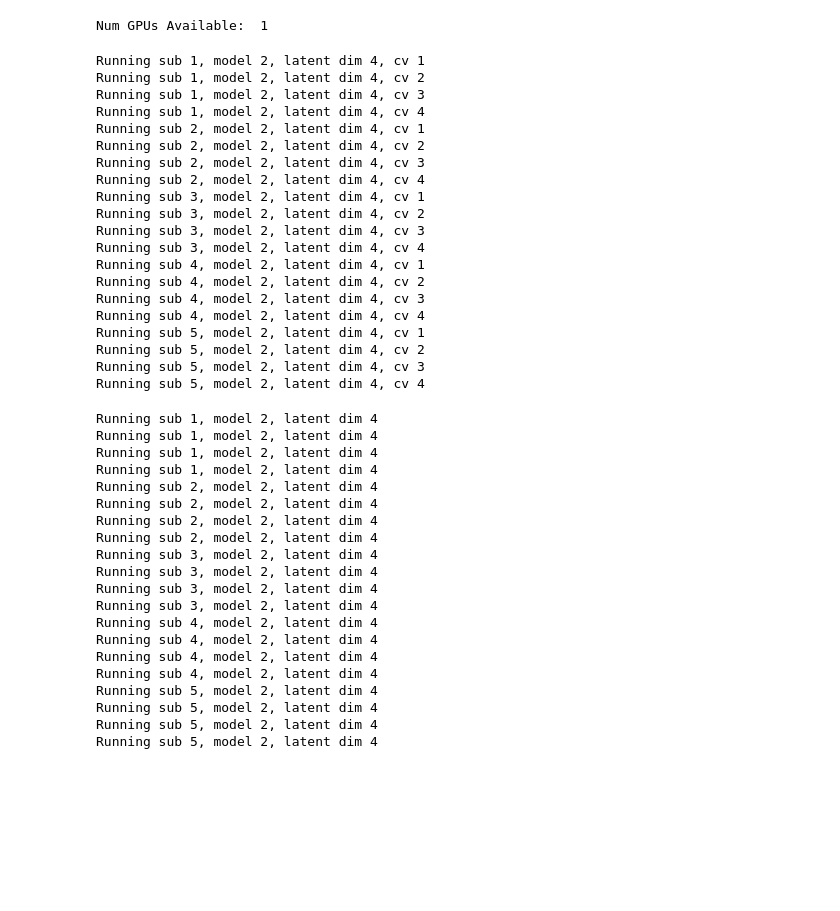
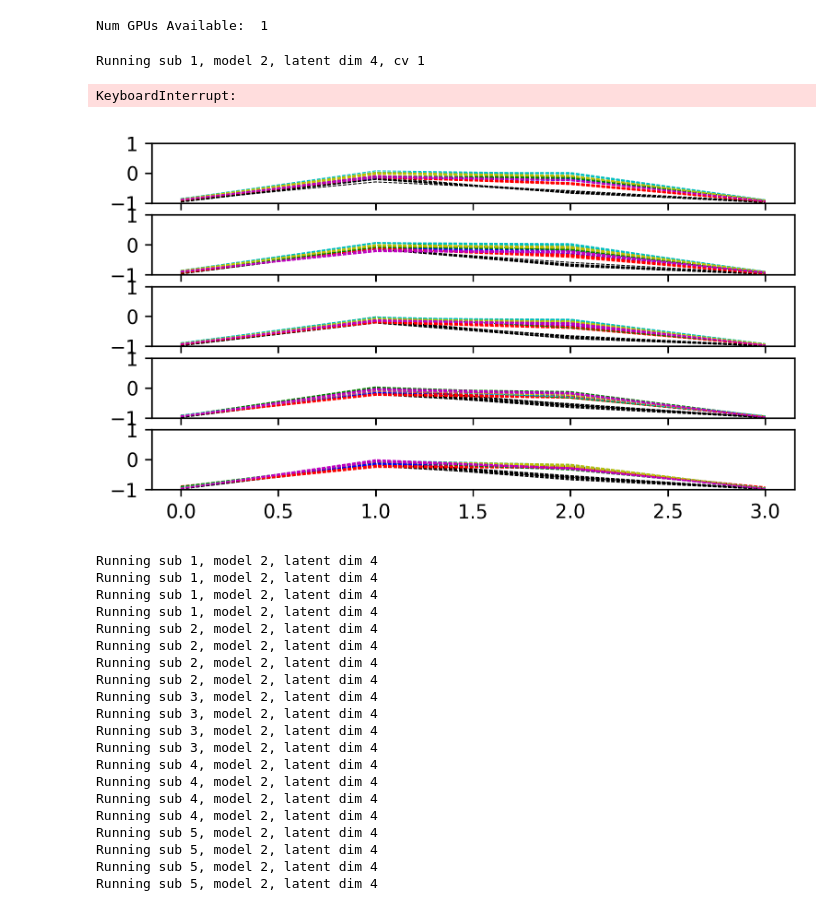
Before and after one commit to yuniteh/latent_rep, a Jupyter notebook: python/loop_main.ipynb, the cells around one changed output. Drawn from its saved outputs; the diff is of its cells as text; code cells hidden in the pictures; blank space fills up the shorter version.

Commit message:
working integer encoding svae

```diff
--- a/python/loop_main.ipynb
+++ b/python/loop_main.ipynb
@@ -18,33 +18,40 @@ last_acc = np.full([5, 10,4],np.nan)
 last_val = np.full([5, 10,4],np.nan)
 i = 0
 
-for sub_i in range(1,6):
+for sub_i in range(1,2):
     lat = 4
-    temp_acc, temp_val, file_name = lp.loop_cv(raw, params, sub_type, n_train='fullgaussflat4', load=True, train_scale=5, epochs= 30, batch_size = 128, sparsity=True,dt='cv',feat_type='feat',noise=True, latent_dim=lat,sub=sub_i,mod = 'recon')
+    temp_acc, temp_val, file_name,clf_in,x_in,y_train,scaler,dec_out = lp.loop_cv(raw, params, sub_type, n_train='fullgaussflat4', load=True, train_scale=5, epochs= 30, batch_size = 128, sparsity=True,dt='cv',feat_type='feat',noise=False, latent_dim=lat,sub=sub_i,mod = ['svae'])
     last_acc[sub_i-1,i,:] = np.nanmean(temp_acc,axis=0)
     last_val[sub_i-1,i,:] = np.nanmean(temp_val,axis=0)
     i += 1
 # %% [output]
 Running sub 1, model 2, latent dim 4, cv 1
-Running sub 1, model 2, latent dim 4, cv 2
-Running sub 1, model 2, latent dim 4, cv 3
-Running sub 1, model 2, latent dim 4, cv 4
-Running sub 2, model 2, latent dim 4, cv 1
-Running sub 2, model 2, latent dim 4, cv 2
-Running sub 2, model 2, latent dim 4, cv 3
-Running sub 2, model 2, latent dim 4, cv 4
-Running sub 3, model 2, latent dim 4, cv 1
-Running sub 3, model 2, latent dim 4, cv 2
-Running sub 3, model 2, latent dim 4, cv 3
-Running sub 3, model 2, latent dim 4, cv 4
-Running sub 4, model 2, latent dim 4, cv 1
-Running sub 4, model 2, latent dim 4, cv 2
-Running sub 4, model 2, latent dim 4, cv 3
-Running sub 4, model 2, latent dim 4, cv 4
-Running sub 5, model 2, latent dim 4, cv 1
-Running sub 5, model 2, latent dim 4, cv 2
-Running sub 5, model 2, latent dim 4, cv 3
-Running sub 5, model 2, latent dim 4, cv 4
+KeyboardInterrupt:
+# %%
+plt.rcParams['figure.dpi'] = 300
+col = ['k','b','r','g','c','y','m']
+fig = plt.figure()
+ch_max = x_in.shape[1]
+cl_max = y_train.shape[1]
+test = y_train[:,1]==1
+for i in range(0,ch_max-1):
+    ax = plt.subplot(6,1,i+1)
+    for cl in range(7):
+        x_cl = x_in[y_train[:,cl]==1,i,:]
+        ind = clf_in==cl
+        # for x_all in range(0,x_cl.shape[0]//6):
+        # ax.plot(np.mean(x_cl[:x_cl.shape[0]//6],axis=0),col[cl],linewidth=1)
+        # for rep in range(0,10):
+        ax.plot(np.transpose(dec_out[ind,i,:,0]),col[cl],linewidth=.5,linestyle='--')
+    # x_cl = x_in[y_train[:,1]==5,i,:]
+    # for cl in range(0,3):
+    #     ax.plot(dec_out[1+(cl*cl_max),i-1,:,0],'y',linewidth=.5)
+    # x_cl = x_in[y_train[:,0]==1,i,:]
+    # for x_all in range(0,20):
+    #     ax.plot(x_cl[x_all],'r',linewidth=.5)
+    ax.set_ylim([-1,1])
+# %% [output]
+[figure, added]
 # %%
 ave_acc = np.nanmean(last_acc,axis=0)
 ave_va = np.nanmean(last_val,axis=0)
```
Also changed, not shown: 2 other files.
